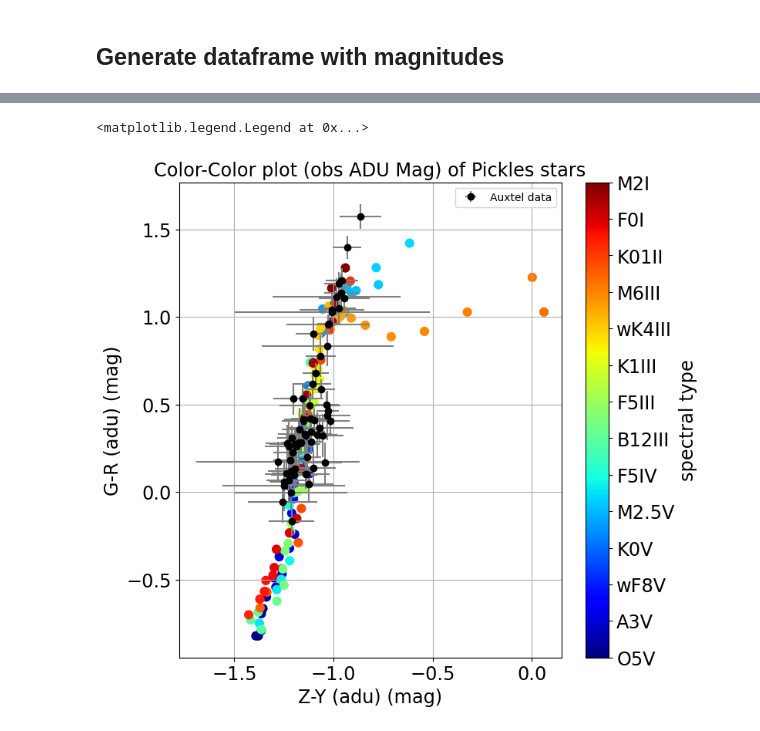
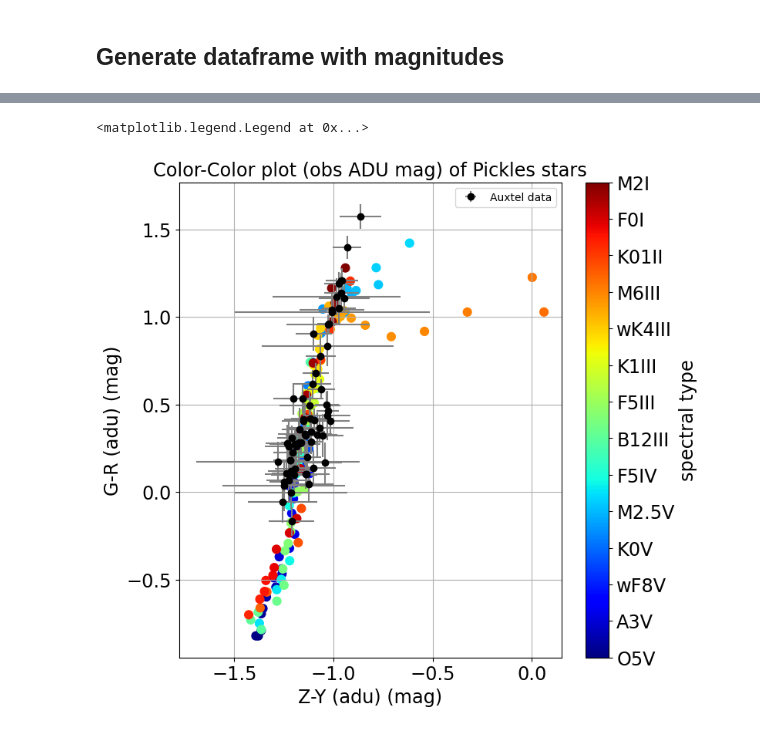
Before and after one commit to sylvielsstfr/RubinLSSTPhotometricCorrTuto, a Jupyter notebook: notebooks/06_SEDPicklesColors/CompareColorsPicklesAuxtelData_auxtelSDSSfilters.ipynb, the cells around one changed output, grey strips where cells are left out. Cells and saved outputs as stored; diff of their text form; code cells hidden in the pictures.

```diff
--- a/notebooks/06_SEDPicklesColors/CompareColorsPicklesAuxtelData_auxtelSDSSfilters.ipynb
+++ b/notebooks/06_SEDPicklesColors/CompareColorsPicklesAuxtelData_auxtelSDSSfilters.ipynb
@@ -513,28 +513,28 @@ array(['O5V', 'O9V', 'B0V', 'B1V', 'B3V', 'B57V', 'B8V', 'B9V', 'A0V',
 # %%
 fig,ax = plt.subplots(1,1,figsize=(8,8))
 df_out.plot.scatter(x="aduZ_Y",y="aduG_R",marker="o",c="index",s=60,colormap="jet",ax=ax,grid=True,colorbar=False)
 #cbar = plt.colorbar(ax.collections[0],ax=ax,orientation = 'horizontal',shrink=0.8)
 cbar = plt.colorbar(ax.collections[0],ax=ax)
 cbar.ax.set_ylabel('spectral type', rotation=90)
 
 labels = [item.get_text() for item in cbar.ax.get_yticklabels()]
 cbar.ax.locator_params(axis='y', nbins=2*len(labels))
 labels = [item.get_text() for item in cbar.ax.get_yticklabels()]
 
 Nlabels = len(labels)
 for ilab in range(0,Nlabels):
     the_label = int(labels[ilab])
     labels[ilab] = df_out.loc[the_label,"spectype"]
 cbar.ax.set_yticklabels(labels,rotation=0);
-ax.set_title("Color-Color plot (obs ADU Mag) of Pickles stars")
+ax.set_title("Color-Color plot (obs ADU mag) of Pickles stars")
 ax.set_xlabel("Z-Y (adu) (mag)")
 ax.set_ylabel("G-R (adu) (mag)")
 
 ax.errorbar(df_data["z_y_ap"],df_data["g_r_ap"],xerr=df_data["sig_z_y_ap"] , yerr=df_data["sig_g_r_ap"], fmt="o",color='k',ecolor="grey",label="Auxtel data")
 ax.legend()
 # %% [output]
 <matplotlib.legend.Legend at 0x...>
-[figure, old version]
+[figure, new version]
 # %%
 fig,ax = plt.subplots(1,1,figsize=(8,8))
 df_out.plot.scatter(x="magZ_Y",y="magG_R",marker="o",c="index",s=60,colormap="jet",ax=ax,grid=True,colorbar=False)
```
Also changed, not shown: parts of 2 cells of this notebook.
